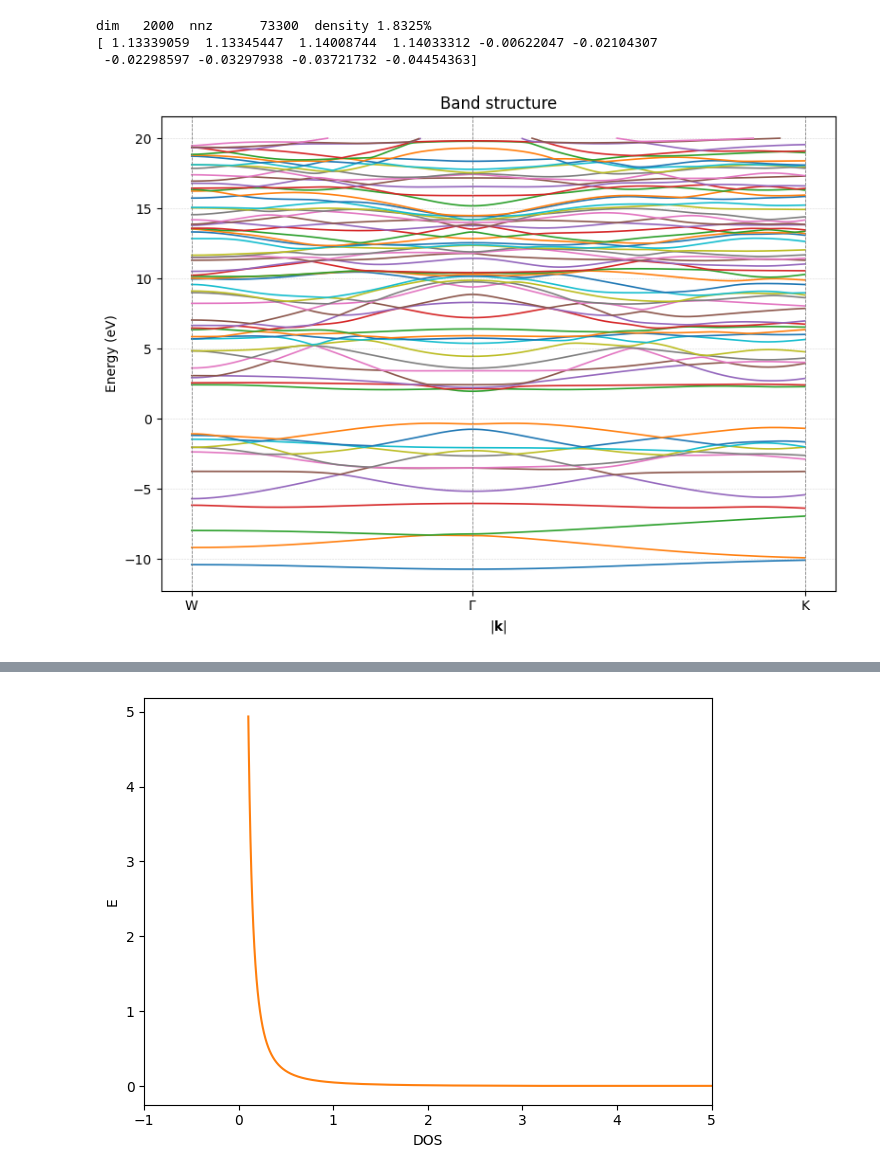
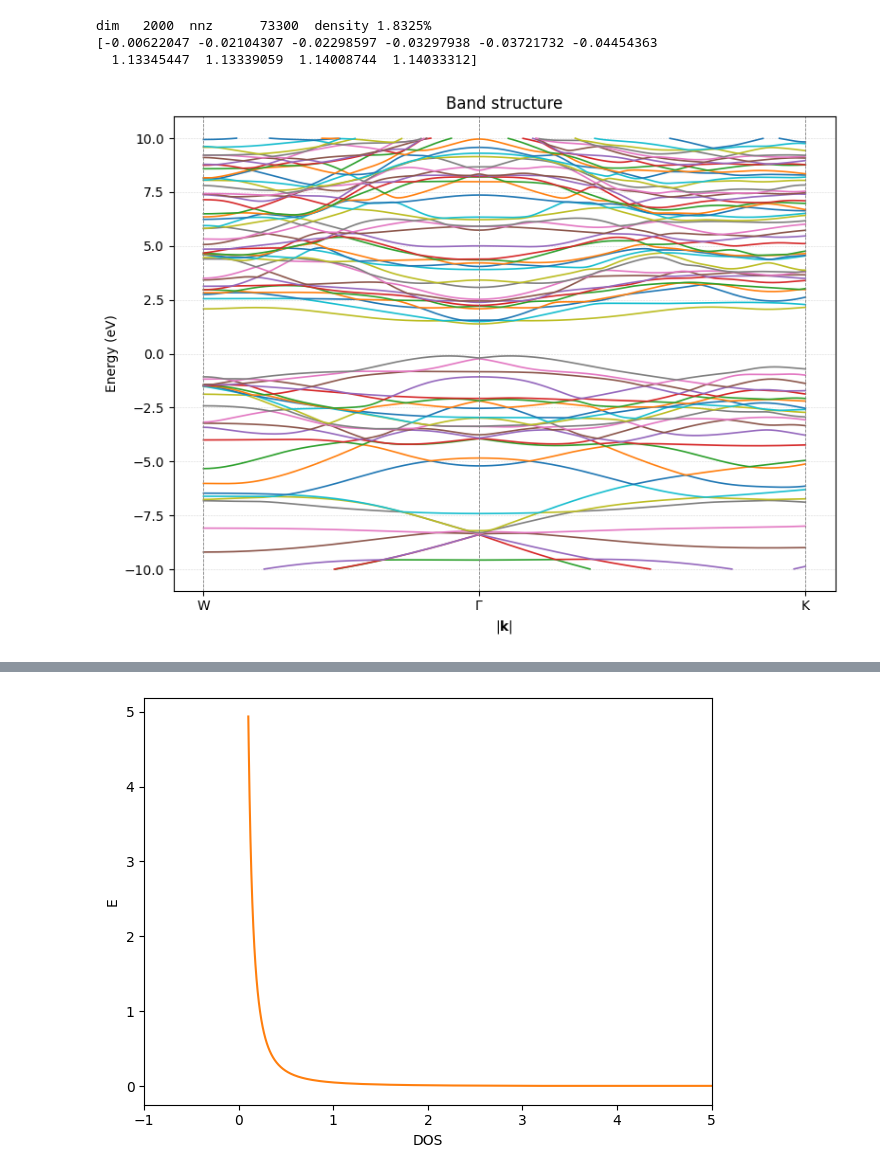
Before and after one commit to nandandiwan/transistorNEGF, a Jupyter notebook: testing/finite_silicon.ipynb, the cells around one changed output, grey strips where cells are left out. Cells and saved outputs as stored; diff of their text form; code cells hidden in the pictures.

```diff
--- a/testing/finite_silicon.ipynb
+++ b/testing/finite_silicon.ipynb
@@ -367,7 +367,7 @@ def danglingBonds(modifiedMatrix):
                         newOrb[orbToIndex[o3], orbToIndex[o4]] = value*factor[o3] * factor[o4]*factor2[o3] * factor2[o4]
                         newOrb[orbToIndex[o4], orbToIndex[o3]] = value*factor[o3] * factor[o4]*factor2[o3] * factor2[o4]
     return newOrb
-ThybridizationMatrix = cob.T @ orbitalMatrix @ cob
+TheHybridizationMatrix = cob.T @ orbitalMatrix @ cob
 # %%
 class Atom:
     def __init__(self, x, y, z):
@@ -835,8 +835,8 @@ dense_H = H.toarray()     # → NumPy ndarray
 print(eigv)
 # %% [output]
 dim   2000  nnz      73300  density 1.8325%
-[ 1.13339059  1.13345447  1.14008744  1.14033312 -0.00622047 -0.02104307
- -0.02298597 -0.03297938 -0.03721732 -0.04454363]
+[-0.00622047 -0.02104307 -0.02298597 -0.03297938 -0.03721732 -0.04454363
+  1.13345447  1.13339059  1.14008744  1.14033312]
 # %%
 import numpy as np
 import matplotlib.pyplot as plt
@@ -925,36 +925,36 @@ class BandStructurePlotter:
         plt.xlabel("$|\\mathbf{k}|$")
         plt.title("Band structure")
         plt.grid(True, ls="--", lw=0.4, alpha=0.5)
 
         # ticks at high-symmetry points
         if k_labels is None and self.k_ticks:
             k_labels = self.k_ticks
         if k_labels:
             tick_pos = [k_x[idx] for idx in k_labels.values()]
             for x in tick_pos:
                 plt.axvline(x, color='grey', ls='--', lw=0.6)
             plt.xticks(tick_pos, list(k_labels.keys()))
 
         plt.tight_layout()
         plt.show()
 # high symmetry points
 a = 1.0
 G  = np.array([0, 0])
 W  = np.array([1/2, 1/2])
 K  =np.array([3/4, 3/8])
 
 # plot
-N  = 1
+N  = 2
 plotter = BandStructurePlotter(N)
 plotter.build_k_path([W, G, K], points_per_segment=200)
 
 # custom tick dictionary (same indices you used before)
-plotter.plot(energy_window=(-20, 20),
+plotter.plot(energy_window=(-10, 10),
              k_labels={'W': 0,
                        r'$\Gamma$': 200,
                        'K': 400})
 # %% [output]
-[figure, old version]
+[figure, new version]
 # %%
 import numpy as np
 from itertools import product
```
Also changed, not shown: parts of 1 cell of this notebook, 2 other files.
